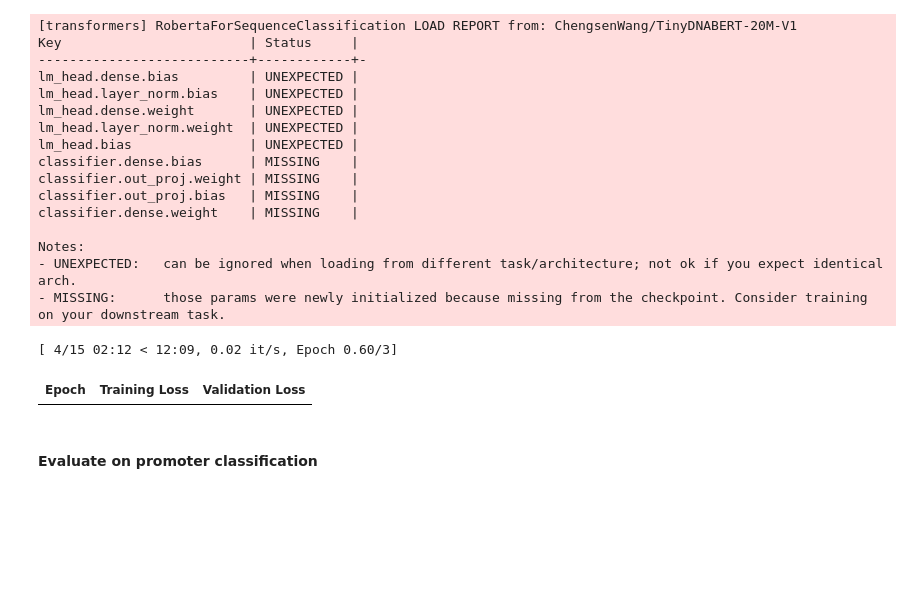
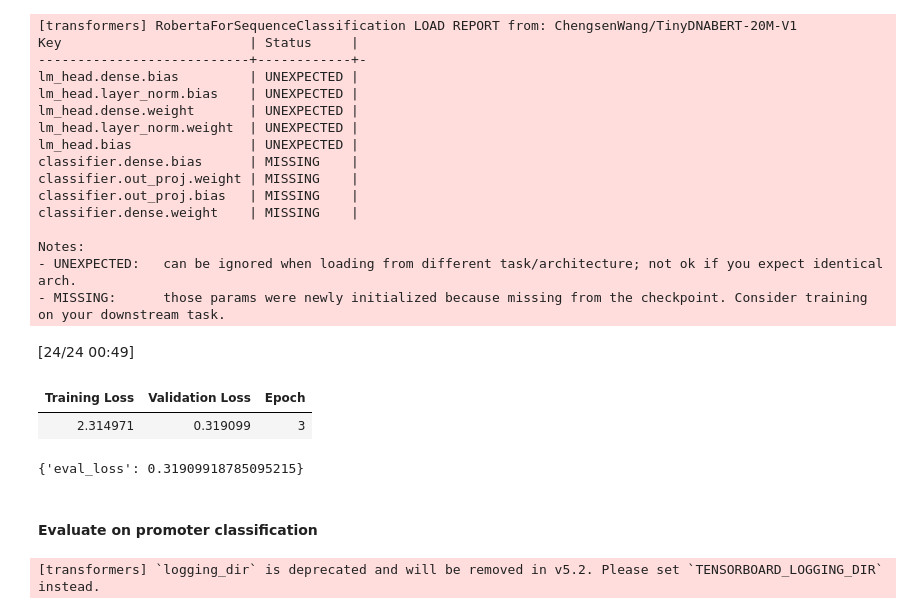
Before and after one commit to edwardsnj/genomic-llms-in-practice, a Jupyter notebook: Workshop/Exercise_Finetuning.ipynb, the cells around one changed output. Saved outputs shown, nothing was run; the diff lists cells and outputs as text; code cells hidden in the pictures; blank space fills up the shorter version.

```diff
--- a/Workshop/Exercise_Finetuning.ipynb
+++ b/Workshop/Exercise_Finetuning.ipynb
@@ -97,7 +97,7 @@ d. To make the training less time-consuming, we will use only the first 10000 ro
 
 *Hint: use the `select` function.*
 # %%
-train_dataset = train_dataset.select(range(10000))
+train_dataset = train_dataset.shuffle(seed=42).select(range(10000))
 # %% [markdown]
 3. Load the tokeniser and define the `preprocess_function`, which we will use to batch apply tokenisation to our datasets.
 # %%
@@ -154,8 +154,8 @@ training_args = TrainingArguments(
     # YOUR CODE HERE: TRAIN THE MODEL FOR 3 EPOCHS
     num_train_epochs=3,
     # YOUR CODE HERE: SET THE BATCH SIZE PER DEVICE TO 16
-    per_device_train_batch_size=256,
-    per_device_eval_batch_size=256,
+    per_device_train_batch_size=64,
+    per_device_eval_batch_size=64,
     gradient_accumulation_steps=8,
     gradient_checkpointing=True,
     # YOUR CODE HERE: SET THE LEARNING RATE TO 2E-5
@@ -176,11 +176,13 @@ trainer = Trainer(
 # %%
 trainer.train()
 trainer.save_model("./tinydnabert-finetuned")
-tokeniser.save_model("./tinydnabert-finetuned")
+tokeniser.save_pretrained("./tinydnabert-finetuned")
 trainer.evaluate()
 # %% [output]
+[24/24 00:49]
+| Training Loss | Validation Loss | Epoch |
+| 2.314971 | 0.319099 | 3 |
-[ 4/15 02:12 < 12:09, 0.02 it/s, Epoch 0.60/3]
+{'eval_loss': 0.31909918785095215}
-| Epoch | Training Loss | Validation Loss |
 # %% [markdown]
 #### Evaluate on promoter classification
 # %%
@@ -188,13 +190,15 @@ trainer.evaluate()
 training_args_eval= TrainingArguments(
     output_dir="./results",
     # YOUR CODE HERE: SET THE BATCH SIZE PER DEVICE TO 24
-    per_device_train_batch_size=24,
-    per_device_eval_batch_size=24,
+    per_device_train_batch_size=64,
+    per_device_eval_batch_size=64,
     # YOUR CODE HERE: SET UP SO THAT WE DO EVALUATION BUT NOT TRAINING
     do_train=False,
     logging_dir="./logs",
     report_to="none",
 )
+# %% [output]
+[transformers] `logging_dir` is deprecated and will be removed in v5.2. Please set `TENSORBOARD_LOGGING_DIR` instead.
 # %%
 # Define metrics function
 def compute_metrics(pred):
```
Also changed, not shown: parts of 2 cells of this notebook.
